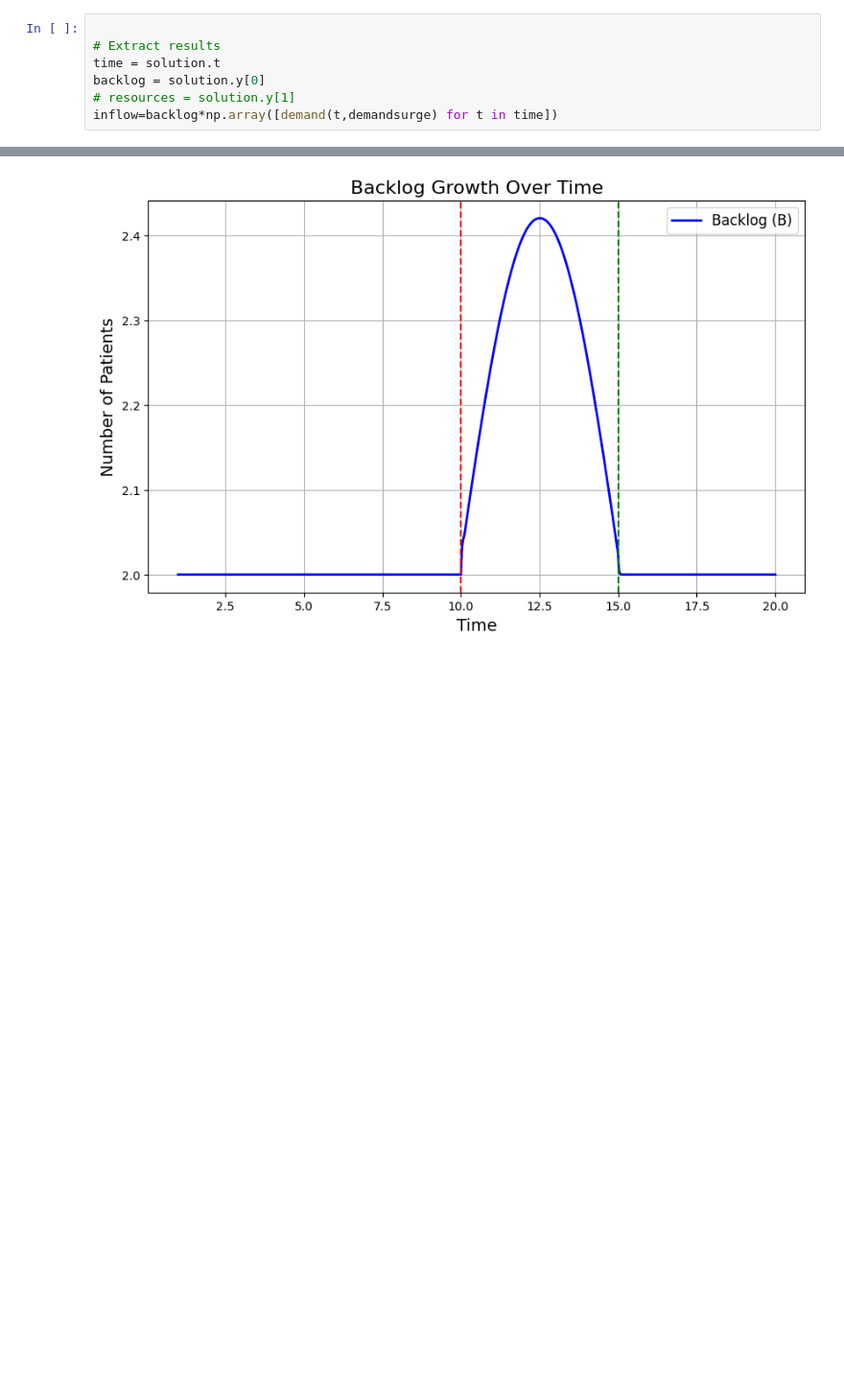
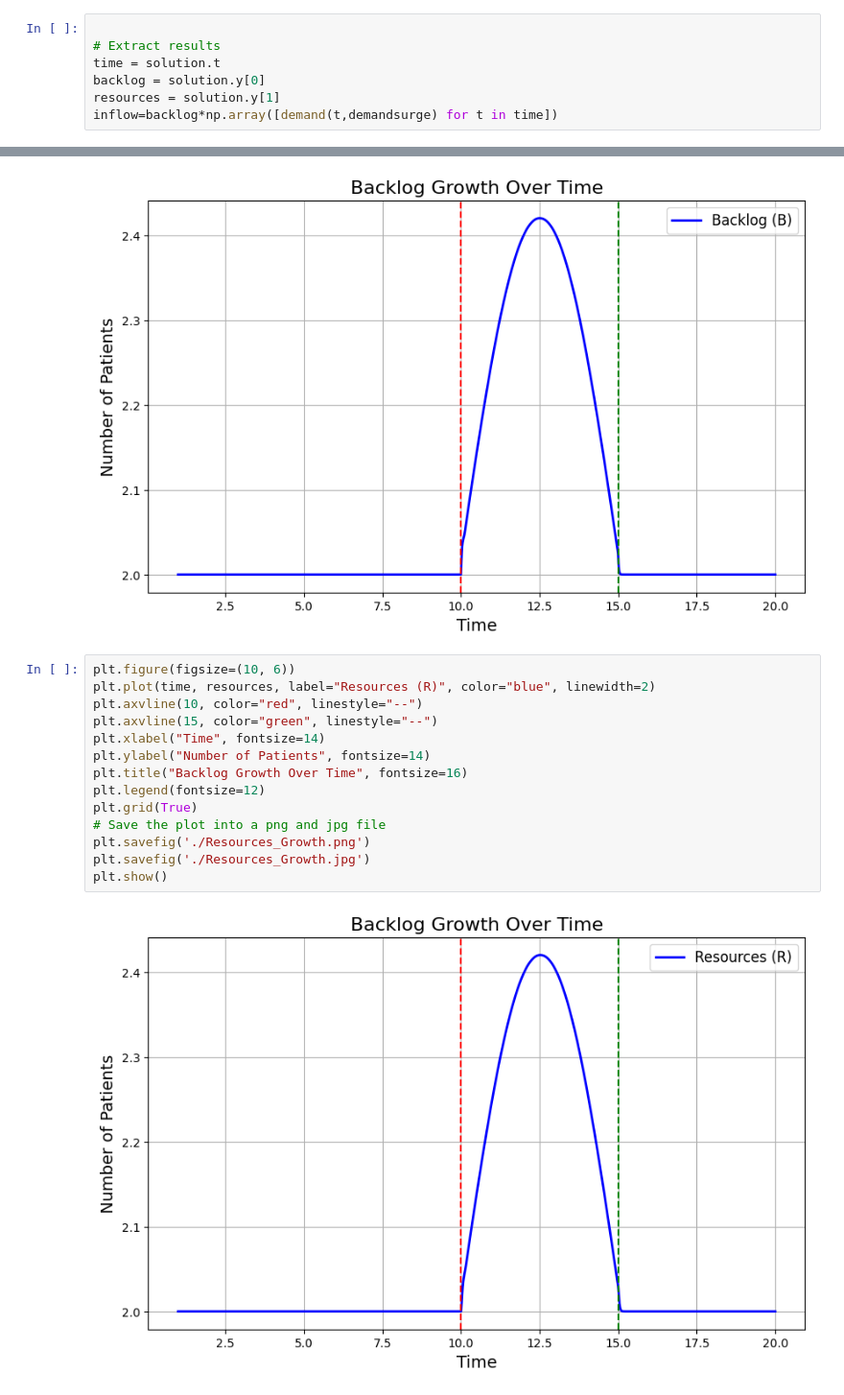
Before and after one commit to shakir507/BacklogModels, a Jupyter notebook: ServiceBacklogModel.ipynb, the cells around one changed output, grey strips where cells are left out. Shown at 96% size. Drawn from its saved outputs; the diff is of its cells as text; blank space fills up the shorter version.

```diff
--- a/ServiceBacklogModel.ipynb
+++ b/ServiceBacklogModel.ipynb
@@ -116,7 +116,7 @@ solution = solve_ivp(
 # Extract results
 time = solution.t
 backlog = solution.y[0]
-# resources = solution.y[1]
+resources = solution.y[1]
 inflow=backlog*np.array([demand(t,demandsurge) for t in time])
 # %%
 plt.figure(figsize=(10, 6))
@@ -135,3 +135,19 @@ plt.savefig('./Backlog_Growth.jpg')
 plt.show()
 # %% [output]
 [figure]
+# %%
+plt.figure(figsize=(10, 6))
+plt.plot(time, resources, label="Resources (R)", color="blue", linewidth=2)
+plt.axvline(10, color="red", linestyle="--")
+plt.axvline(15, color="green", linestyle="--")
+plt.xlabel("Time", fontsize=14)
+plt.ylabel("Number of Patients", fontsize=14)
+plt.title("Backlog Growth Over Time", fontsize=16)
+plt.legend(fontsize=12)
+plt.grid(True)
+# Save the plot into a png and jpg file
+plt.savefig('./Resources_Growth.png')
+plt.savefig('./Resources_Growth.jpg')
+plt.show()
+# %% [output]
+[figure, added]
```
Also changed, not shown: parts of 1 cell of this notebook.
